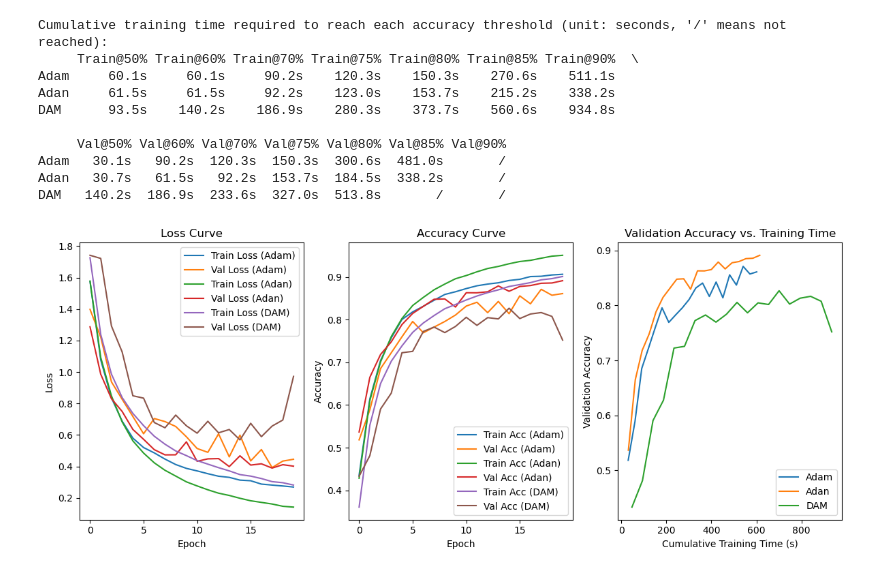
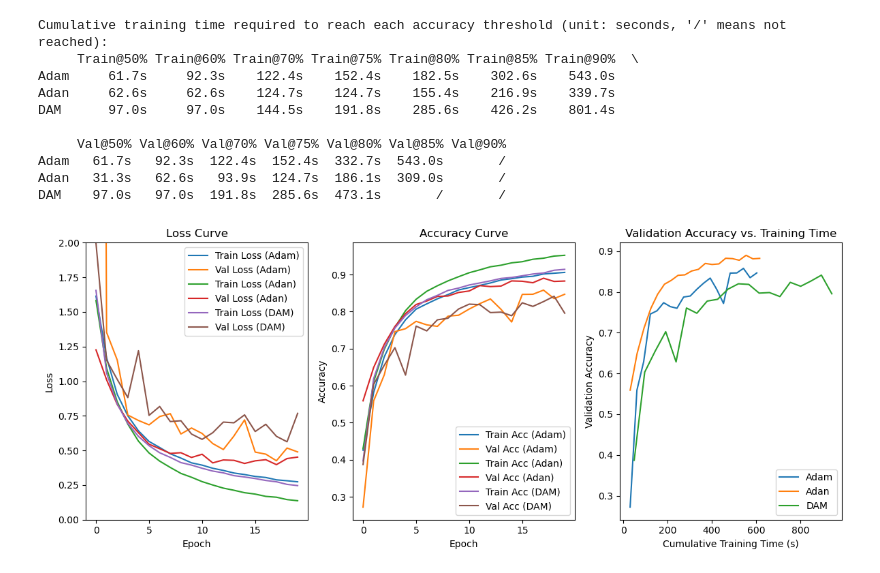
Before and after one commit to 22w1006/DAM-Opt-project, a Jupyter notebook: train.ipynb, the cells around one changed output. Saved outputs shown, nothing was run; the diff lists cells and outputs as text; code cells hidden in the pictures.

```diff
--- a/train.ipynb
+++ b/train.ipynb
@@ -23,7 +23,7 @@ class DAM(Optimizer):
         threshold (float, optional): clipping的阈值系数 (默认: 0.1)
     """
     def __init__(self, params, lr=1e-3, rank=10, epsilon=5e-2, lambda_base=0.001,
-                 delta=1e-6, min_eig=1e-4, gamma=100, beta=0.9, c=0.01, threshold=0.1):
+                 delta=1e-6, min_eig=1e-4, gamma=200, beta=0.5, c=0.01, threshold=0.1):
         # 注意: 这里的key必须和后续group['xxx']一致
         defaults = dict(lr=lr, rank=rank, epsilon=epsilon, lambda_base=lambda_base,
                        delta=delta, min_eig=min_eig, gamma=gamma, beta=beta, c=c, threshold=threshold)
@@ -446,42 +446,43 @@ plt.plot(train_loss_list_dam, label='Train Loss (DAM)')
 plt.plot(val_loss_list_dam, label='Val Loss (DAM)')
 plt.xlabel('Epoch')
 plt.ylabel('Loss')
+plt.ylim(0, 2)
 plt.legend()
 plt.title('Loss Curve')
 
 plt.subplot(1,3,2)
 plt.plot(train_acc_list_adam, label='Train Acc (Adam)')
 plt.plot(val_acc_list_adam, label='Val Acc (Adam)')
 plt.plot(train_acc_list_adan, label='Train Acc (Adan)')
 plt.plot(val_acc_list_adan, label='Val Acc (Adan)')
 plt.plot(train_acc_list_dam, label='Train Acc (DAM)')
 plt.plot(val_acc_list_dam, label='Val Acc (DAM)')
 plt.xlabel('Epoch')
 plt.ylabel('Accuracy')
 plt.legend()
 plt.title('Accuracy Curve')
 
 # 新增：累计训练时间-准确率曲线（纵轴为acc，横轴为时间）
 plt.subplot(1,3,3)
 plt.plot(cumulative_time_adam, val_acc_list_adam, label='Adam')
 plt.plot(cumulative_time_adan, val_acc_list_adan, label='Adan')
 plt.plot(cumulative_time_dam, val_acc_list_dam, label='DAM')
 plt.xlabel('Cumulative Training Time (s)')
 plt.ylabel('Validation Accuracy')
 plt.legend()
 plt.title('Validation Accuracy vs. Training Time')
 
 plt.tight_layout()
 plt.show()
 # %% [output]
 Cumulative training time required to reach each accuracy threshold (unit: seconds, '/' means not reached):
      Train@50% Train@60% Train@70% Train@75% Train@80% Train@85% Train@90%  \
-Adam     60.1s     60.1s     90.2s    120.3s    150.3s    270.6s    511.1s
-Adan     61.5s     61.5s     92.2s    123.0s    153.7s    215.2s    338.2s
-DAM      93.5s    140.2s    186.9s    280.3s    373.7s    560.6s    934.8s
+Adam     61.7s     92.3s    122.4s    152.4s    182.5s    302.6s    543.0s
+Adan     62.6s     62.6s    124.7s    124.7s    155.4s    216.9s    339.7s
+DAM      97.0s     97.0s    144.5s    191.8s    285.6s    426.2s    801.4s
 
      Val@50% Val@60% Val@70% Val@75% Val@80% Val@85% Val@90%
-Adam   30.1s   90.2s  120.3s  150.3s  300.6s  481.0s       /
-Adan   30.7s   61.5s   92.2s  153.7s  184.5s  338.2s       /
-DAM   140.2s  186.9s  233.6s  327.0s  513.8s       /       /
+Adam   61.7s   92.3s  122.4s  152.4s  332.7s  543.0s       /
+Adan   31.3s   62.6s   93.9s  124.7s  186.1s  309.0s       /
+DAM    97.0s   97.0s  191.8s  285.6s  473.1s       /       /
-[figure, old version]
+[figure, new version]
```
Also changed, not shown: parts of 2 cells of this notebook, 1 other file.
